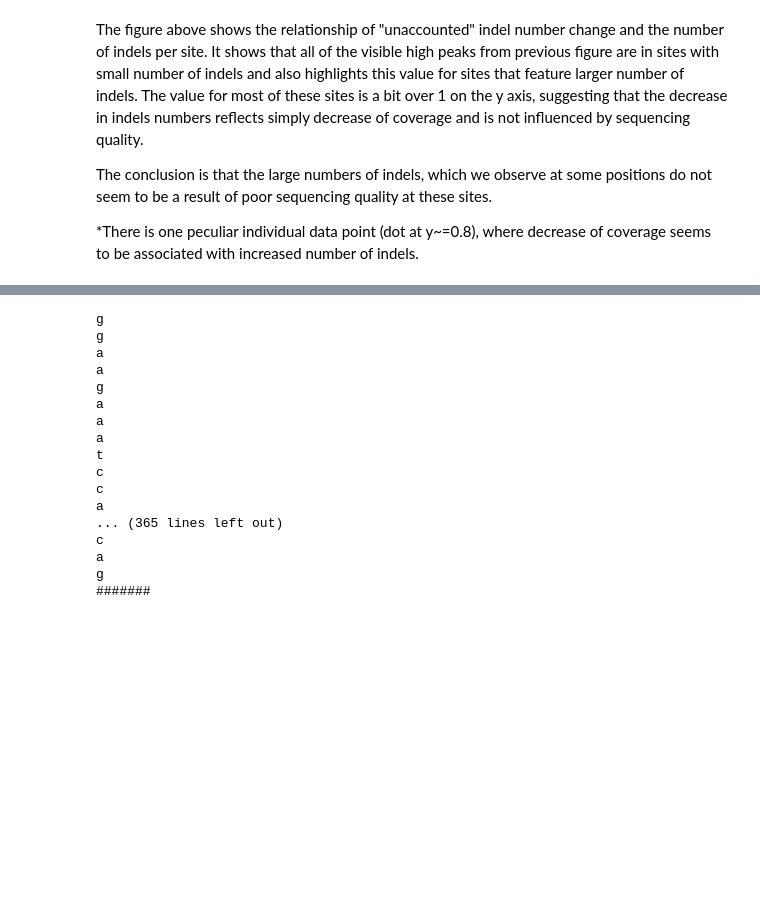
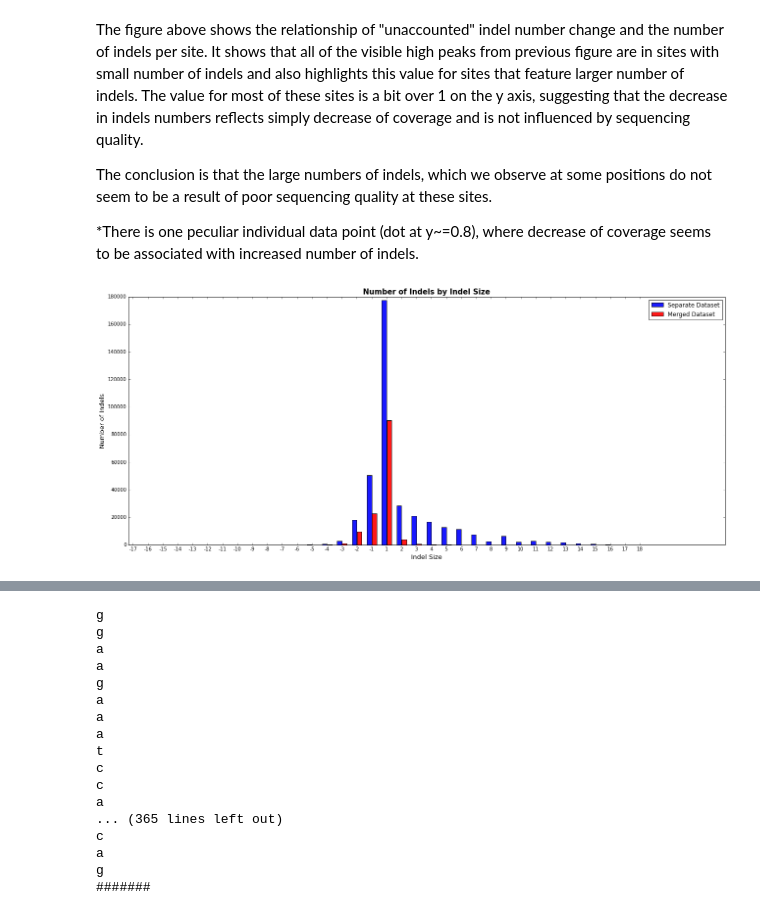
Before and after one commit to pvmarkov/DENGOMICS, a Jupyter notebook: analysis notebooks/Comparing Indels Between Merged and Separate Reads .bam.ipynb, the cells around one changed output, grey strips where cells are left out. Cells and saved outputs as stored; diff of their text form; code cells hidden in the pictures; blank space fills up the shorter version.

Commit message:
Adding number of indels and length of indels to the indel investigation

```diff
--- a/analysis notebooks/Comparing Indels Between Merged and Separate Reads .bam.ipynb
+++ b/analysis notebooks/Comparing Indels Between Merged and Separate Reads .bam.ipynb
@@ -5,6 +5,10 @@ refgenome_file = "/Users/pvmarkov/dengue/data/pDVWSK601-NGC virus.gb"
 # %%
 counts_dataframe_merged = pd.read_csv ("/Users/pvmarkov/dengue/data/indels_by_position_with_mergeddatakass_seqqualON_alignqualON_pairsOFF.csv")
 counts_dataframe_separate = pd.read_csv ("/Users/pvmarkov/dengue/data/indels_by_position_with_nonmerged_two_way_data_2run_seqqualOFF_alignqualOFF_pairsOFF.csv")
+counts_dataframe_MERGE_indel_LENGTH = pd.read_csv ("/Users/pvmarkov/dengue/data/indels_investigation_mergeddatakass_seqqualON_alignqualON_pairsOFF_indels_lengths.csv")
+counts_dataframe_MERGE_indel_NUMBER = pd.read_csv ("/Users/pvmarkov/dengue/data/indels_investigation_mergeddatakass_seqqualOFF_alignqualOFF_pairsOFFjustINDELNUMBER_indels_per_read.csv")
+counts_dataframe_SEPAR_indel_LENGTH = pd.read_csv ("/Users/pvmarkov/dengue/data/indels_investigation_nonmerged_two_way_data_seqqualON30_alignqualOFF_pairsOFF_indels_lengths.csv")
+counts_dataframe_SEPAR_indel_NUMBER = pd.read_csv ("/Users/pvmarkov/dengue/data/indels_investigation_nonmerged_two_way_data_seqqualOFF_alignqualOFF_pairsOFFjustINDELNUMBER_indels_per_read.csv")
 
 correction = - getting_position_correction (refgenome_file, ''.join(counts_dataframe_merged ['majorsequence']))
 #print (correction)
@@ -165,3 +169,50 @@ The conclusion is that the large numbers of indels, which we observe at some pos
 
 
 *There is one peculiar individual data point (dot at y~=0.8), where decrease of coverage seems to be associated with increased number of indels.
+# %%
+%matplotlib inline
+from pylab import rcParams
+rcParams['figure.figsize'] = 18, 8
+
+counts_dataframe_MERGE_indel_LENGTH.sort(columns='indel_size', axis=0, ascending=True, inplace=True, kind='quicksort', na_position='last')
+counts_dataframe_SEPAR_indel_LENGTH.sort(columns='indel_size', axis=0, ascending=True, inplace=True, kind='quicksort', na_position='last')
+
+indel_lengths_dataframe = pd.merge(counts_dataframe_SEPAR_indel_LENGTH, counts_dataframe_MERGE_indel_LENGTH, how='outer', on=['indel_size', 'indel_size'])
+
+#print (indel_lengths_dataframe)
+
+n_groups = len (indel_lengths_dataframe ['indel_size'])
+#print (n_groups)
+
+fig, ax = plt.subplots()
+index = np.arange(n_groups) # the x locations for the groups
+bar_width = 0.95 # the width of the bars
+opacity = 0.9
+
+rects1 = plt.bar(3*index, indel_lengths_dataframe ['number_of_indels_by_size_x'], bar_width,
+                 alpha=opacity,
+                 color='b',
+                 label='Separate Dataset')
+
+rects1 = plt.bar(3*index+1, indel_lengths_dataframe ['number_of_indels_by_size_y'], bar_width,
+                 alpha=opacity,
+                 color='r',
+                 label='Merged Dataset')
+
+sizes_list = counts_dataframe_MERGE_indel_LENGTH ['indel_size']
+#print (sizes_list)
+
+plt.xlabel('Indel Size', fontsize=13)
+plt.ylabel('Number of Indels', fontsize=13)
+plt.title('Number of Indels by Indel Size', fontsize=15, fontweight='bold')
+plt.xticks(3*index + bar_width, (indel_lengths_dataframe ['indel_size']))
+plt.legend()
+
+#plt.suptitle('Coverage with Merged and Separate Datasets & Major Indel Sites', fontsize=15, fontweight='bold')
+
+#plt.yscale('log')
+
+plt.tight_layout()
+plt.show()
+# %% [output]
+[figure, added]
```
Also changed, not shown: parts of 7 cells of this notebook, 10 other files.
